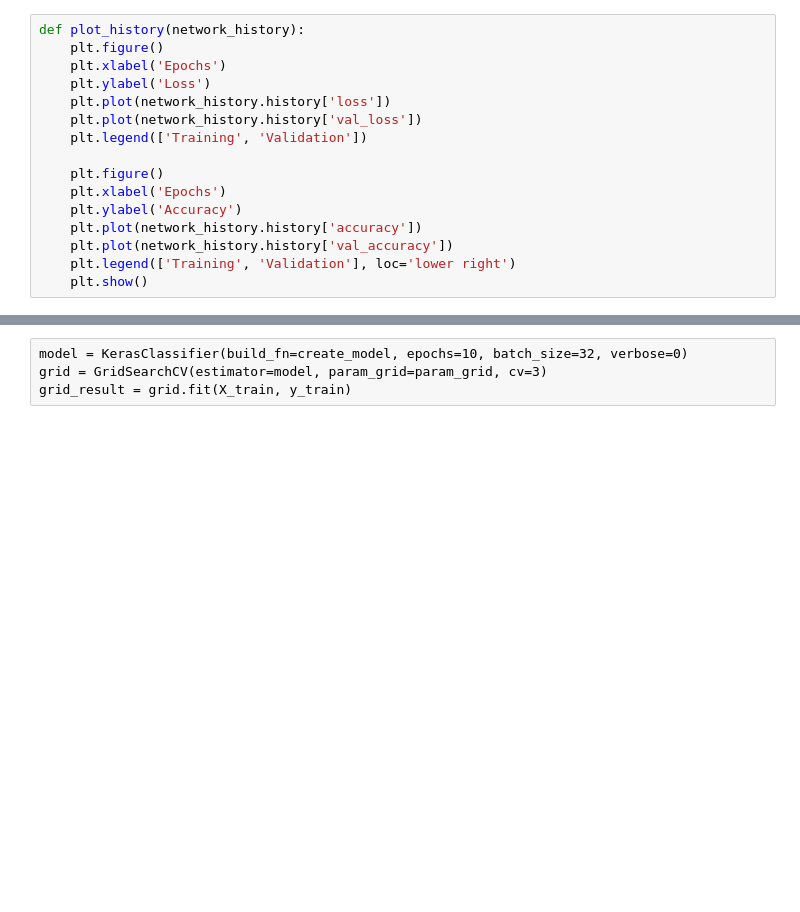
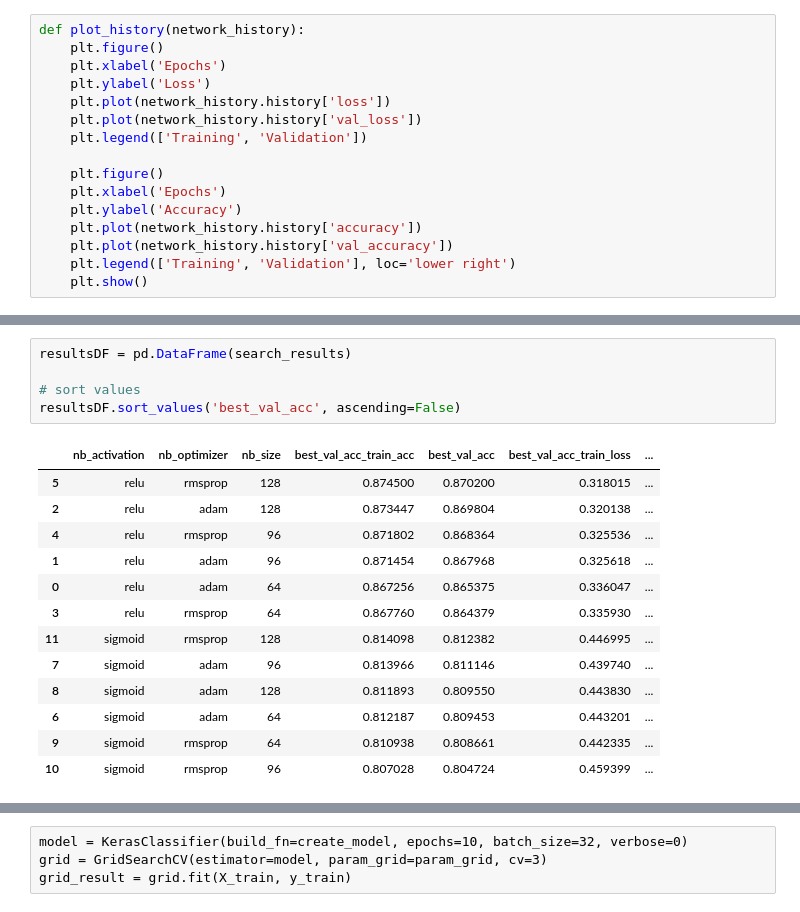
Before and after one commit to NiklasD/ML_Seminar, a Jupyter notebook: notebooks/First_NN_attempt.ipynb, the cells around one changed output, grey strips where cells are left out. Saved outputs shown, nothing was run; the diff lists cells and outputs as text; blank space fills up the shorter version.

```diff
--- a/notebooks/First_NN_attempt.ipynb
+++ b/notebooks/First_NN_attempt.ipynb
@@ -155,0 +562,19 @@ plot_history(history2)
+# %%
+resultsDF = pd.DataFrame(search_results)
+
+# sort values
+resultsDF.sort_values('best_val_acc', ascending=False)
+# %% [output]
+|  | nb_activation | nb_optimizer | nb_size | best_val_acc_train_acc | best_val_acc | best_val_acc_train_loss | ... |
+| 5 | relu | rmsprop | 128 | 0.874500 | 0.870200 | 0.318015 | ... |
+| 2 | relu | adam | 128 | 0.873447 | 0.869804 | 0.320138 | ... |
+| 4 | relu | rmsprop | 96 | 0.871802 | 0.868364 | 0.325536 | ... |
+| 1 | relu | adam | 96 | 0.871454 | 0.867968 | 0.325618 | ... |
+| 0 | relu | adam | 64 | 0.867256 | 0.865375 | 0.336047 | ... |
+| 3 | relu | rmsprop | 64 | 0.867760 | 0.864379 | 0.335930 | ... |
+| 11 | sigmoid | rmsprop | 128 | 0.814098 | 0.812382 | 0.446995 | ... |
+| 7 | sigmoid | adam | 96 | 0.813966 | 0.811146 | 0.439740 | ... |
+| 8 | sigmoid | adam | 128 | 0.811893 | 0.809550 | 0.443830 | ... |
+| 6 | sigmoid | adam | 64 | 0.812187 | 0.809453 | 0.443201 | ... |
+| 9 | sigmoid | rmsprop | 64 | 0.810938 | 0.808661 | 0.442335 | ... |
+| 10 | sigmoid | rmsprop | 96 | 0.807028 | 0.804724 | 0.459399 | ... |
```
Also changed, not shown: parts of 35 cells of this notebook, 19 other files.
